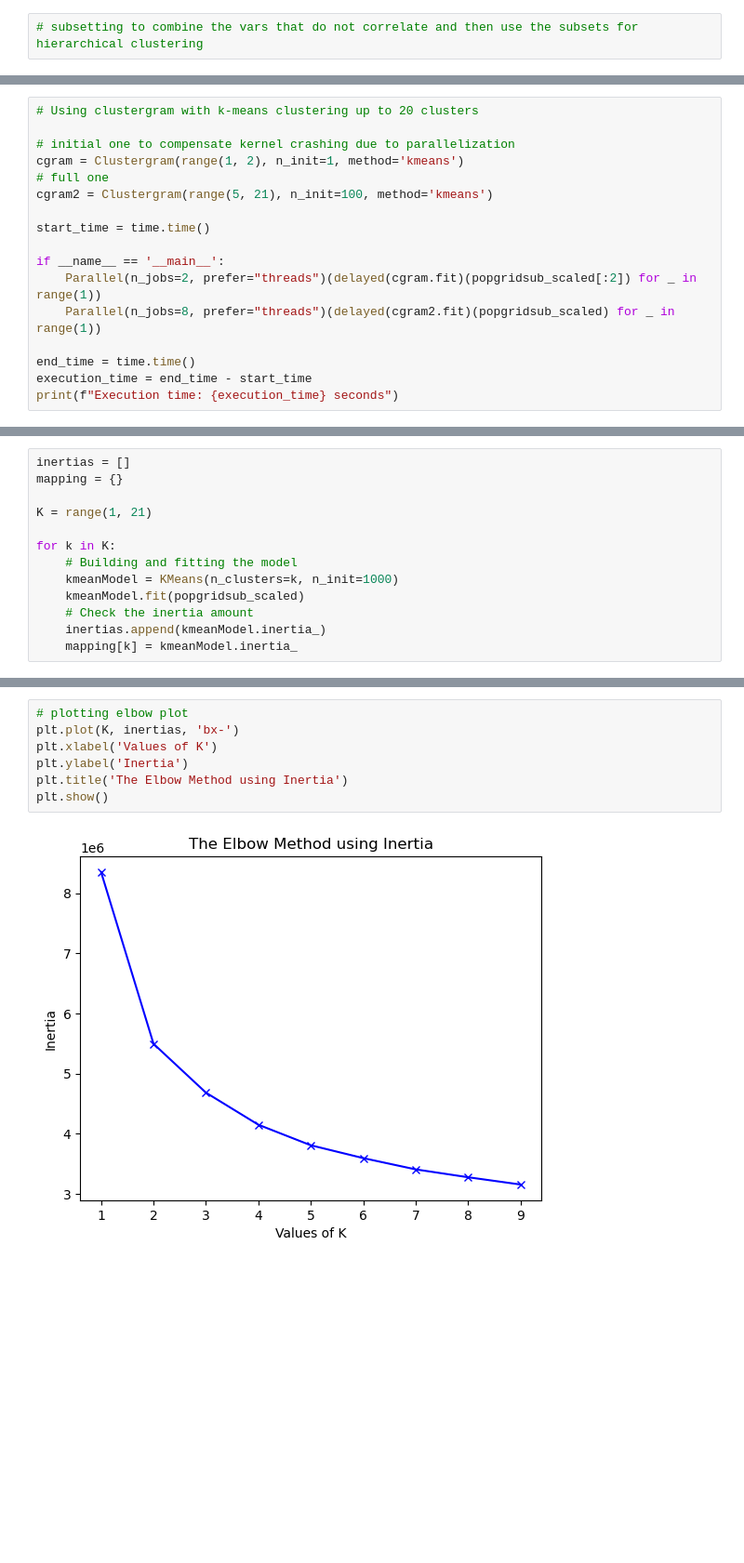
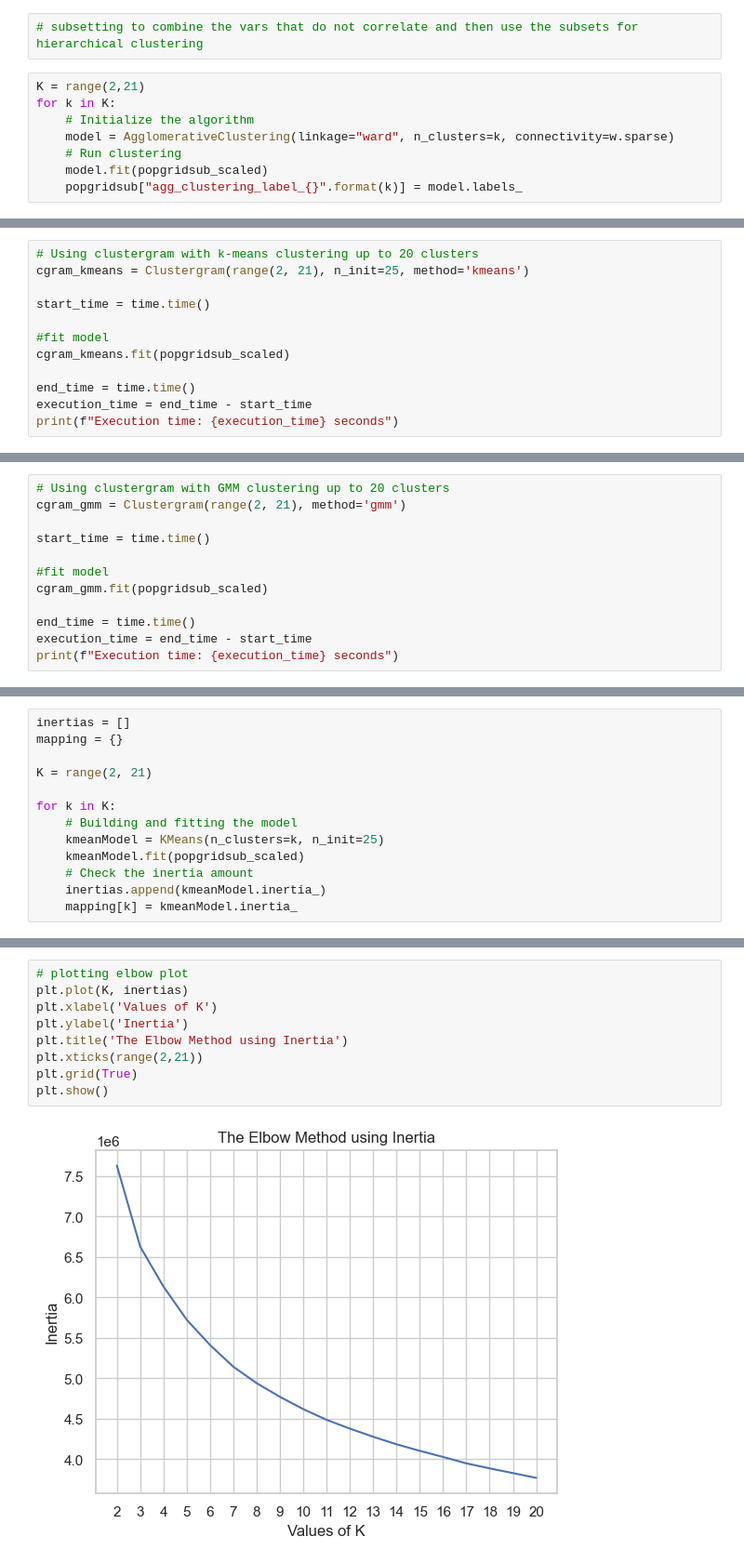
Before and after one commit to Spatial-Data-Science-and-GEO-AI-Lab/MultiHealth_J, a Jupyter notebook: clusterandpredict.ipynb, the cells around one changed output, grey strips where cells are left out. Shown at 93% size. Cells and saved outputs as stored; diff of their text form; blank space fills up the shorter version.

```diff
--- a/clusterandpredict.ipynb
+++ b/clusterandpredict.ipynb
@@ -131,3 +146,11 @@ sb.heatmap(corr, mask=mask, cmap=cmap, vmax=.9, center=0,
 [figure]
 # %%
 # subsetting to combine the vars that do not correlate and then use the subsets for hierarchical clustering
+# %%
+K = range(2,21)
+for k in K:
+    # Initialize the algorithm
+    model = AgglomerativeClustering(linkage="ward", n_clusters=k, connectivity=w.sparse)
+    # Run clustering
+    model.fit(popgridsub_scaled)
+    popgridsub["agg_clustering_label_{}".format(k)] = model.labels_
@@ -192,16 +306,11 @@ plt.show()
 # %%
 # Using clustergram with k-means clustering up to 20 clusters
-
-# initial one to compensate kernel crashing due to parallelization
-cgram = Clustergram(range(1, 2), n_init=1, method='kmeans')
-# full one
-cgram2 = Clustergram(range(5, 21), n_init=100, method='kmeans')
+cgram_kmeans = Clustergram(range(2, 21), n_init=25, method='kmeans')
 
 start_time = time.time()
 
-if __name__ == '__main__':
-    Parallel(n_jobs=2, prefer="threads")(delayed(cgram.fit)(popgridsub_scaled[:2]) for _ in range(1))
-    Parallel(n_jobs=8, prefer="threads")(delayed(cgram2.fit)(popgridsub_scaled) for _ in range(1))
+#fit model
+cgram_kmeans.fit(popgridsub_scaled)
 
 end_time = time.time()
 execution_time = end_time - start_time
@@ -276,0 +406,12 @@ plt.show()
+# %%
+# Using clustergram with GMM clustering up to 20 clusters
+cgram_gmm = Clustergram(range(2, 21), method='gmm')
+
+start_time = time.time()
+
+#fit model
+cgram_gmm.fit(popgridsub_scaled)
+
+end_time = time.time()
+execution_time = end_time - start_time
+print(f"Execution time: {execution_time} seconds")
@@ -278,11 +514,11 @@ plt.show()
 inertias = []
 mapping = {}
 
-K = range(1, 21)
+K = range(2, 21)
 
 for k in K:
     # Building and fitting the model
-    kmeanModel = KMeans(n_clusters=k, n_init=1000)
+    kmeanModel = KMeans(n_clusters=k, n_init=25)
     kmeanModel.fit(popgridsub_scaled)
     # Check the inertia amount
     inertias.append(kmeanModel.inertia_)
@@ -304,9 +550,11 @@ for key, val in mapping.items():
 # %%
 # plotting elbow plot
-plt.plot(K, inertias, 'bx-')
+plt.plot(K, inertias)
 plt.xlabel('Values of K')
 plt.ylabel('Inertia')
 plt.title('The Elbow Method using Inertia')
+plt.xticks(range(2,21))
+plt.grid(True)
 plt.show()
 # %% [output]
-[figure, old version]
+[figure, new version]
```
Also changed, not shown: parts of 31 cells of this notebook.
